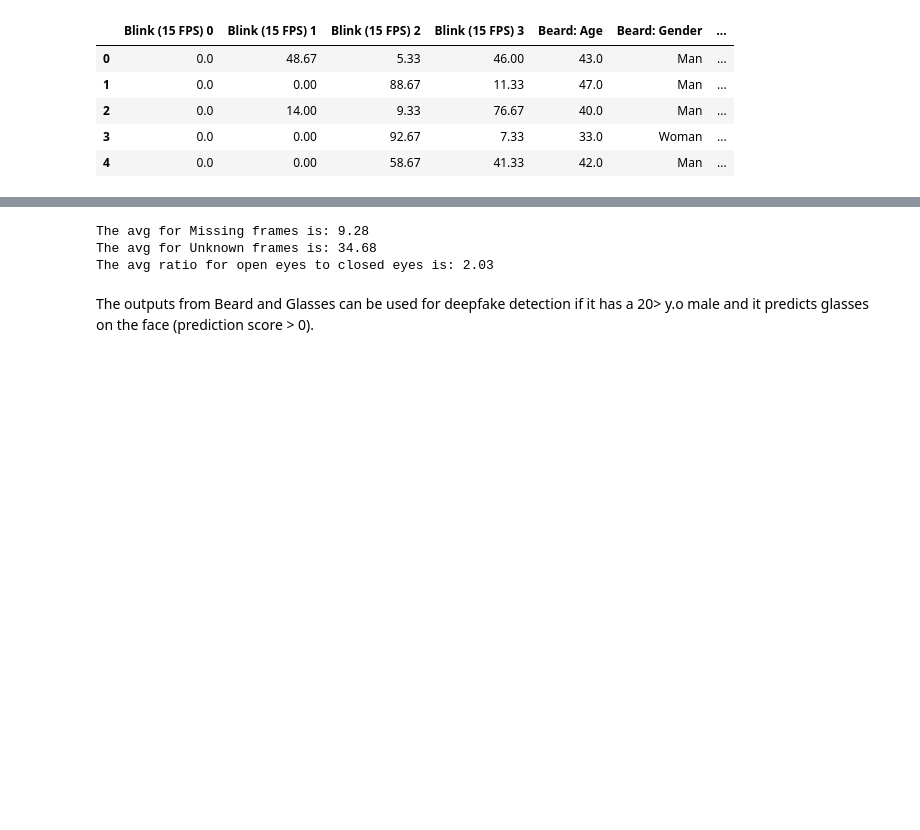
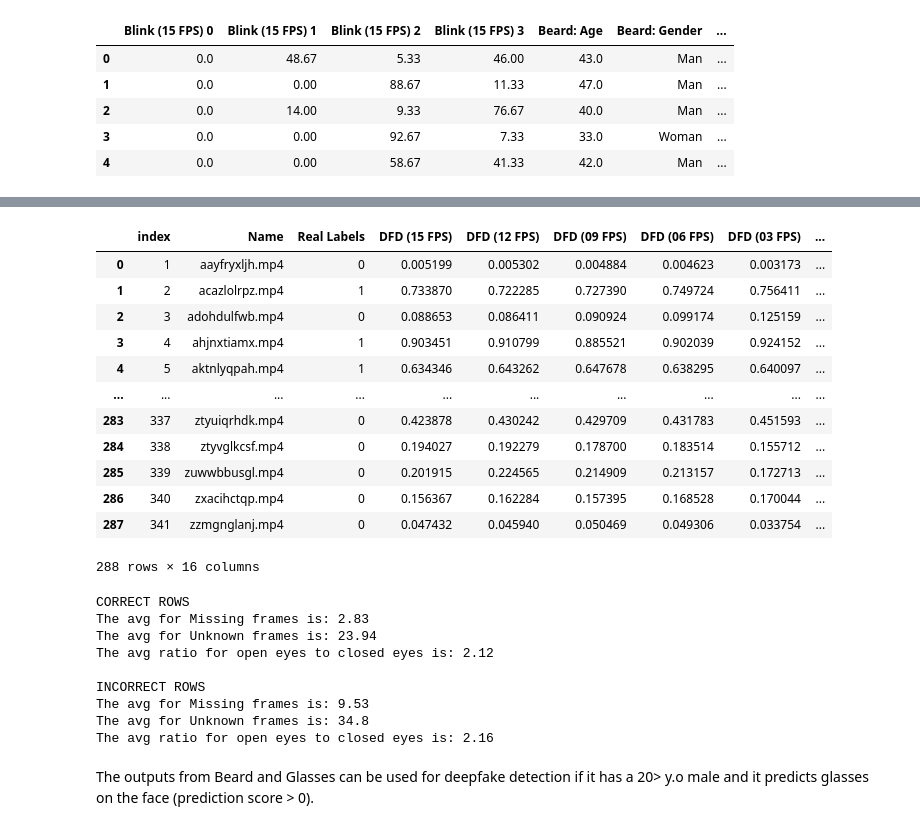
Before and after one commit to MichaelSalSail/deepfakedetection, a Jupyter notebook: testing/All_Models_Evaluation.ipynb, the cells around one changed output, grey strips where cells are left out. Saved outputs shown, nothing was run; the diff lists cells and outputs as text; code cells hidden in the pictures; blank space fills up the shorter version.

```diff
--- a/testing/All_Models_Evaluation.ipynb
+++ b/testing/All_Models_Evaluation.ipynb
@@ -373,4 +433,41 @@ Lets average the columns to obtain intervals for which we can use the other 3 mo
+# %%
+# Obtain a list of all row indices from DFD_FPS_incorrect_df
+all_inc_rows_labels=[]
+for row in DFD_FPS_incorrect_df.index:
+    all_inc_rows_labels.append(row)
+
+# Obtain the dataframe that includes all rows except those in DFD_FPS_incorrect_df
+DFD_FPS_correct_df=DFD_test_upd_df
+DFD_FPS_correct_df=DFD_FPS_correct_df.drop(all_inc_rows_labels)
+DFD_FPS_correct_df=DFD_FPS_correct_df.reset_index(drop=True)
+
+DFD_FPS_correct_df
+# %% [output]
+|  | index | Name | Real Labels | DFD (15 FPS) | DFD (12 FPS) | DFD (09 FPS) | DFD (06 FPS) | DFD (03 FPS) | ... |
+| 0 | 1 | aayfryxljh.mp4 | 0 | 0.005199 | 0.005302 | 0.004884 | 0.004623 | 0.003173 | ... |
+| 1 | 2 | acazlolrpz.mp4 | 1 | 0.733870 | 0.722285 | 0.727390 | 0.749724 | 0.756411 | ... |
+| 2 | 3 | adohdulfwb.mp4 | 0 | 0.088653 | 0.086411 | 0.090924 | 0.099174 | 0.125159 | ... |
+| 3 | 4 | ahjnxtiamx.mp4 | 1 | 0.903451 | 0.910799 | 0.885521 | 0.902039 | 0.924152 | ... |
+| 4 | 5 | aktnlyqpah.mp4 | 1 | 0.634346 | 0.643262 | 0.647678 | 0.638295 | 0.640097 | ... |
+| ... | ... | ... | ... | ... | ... | ... | ... | ... | ... |
+| 283 | 337 | ztyuiqrhdk.mp4 | 0 | 0.423878 | 0.430242 | 0.429709 | 0.431783 | 0.451593 | ... |
+| 284 | 338 | ztyvglkcsf.mp4 | 0 | 0.194027 | 0.192279 | 0.178700 | 0.183514 | 0.155712 | ... |
+| 285 | 339 | zuwwbbusgl.mp4 | 0 | 0.201915 | 0.224565 | 0.214909 | 0.213157 | 0.172713 | ... |
+| 286 | 340 | zxacihctqp.mp4 | 0 | 0.156367 | 0.162284 | 0.157395 | 0.168528 | 0.170044 | ... |
+| 287 | 341 | zzmgnglanj.mp4 | 0 | 0.047432 | 0.045940 | 0.050469 | 0.049306 | 0.033754 | ... |
+288 rows × 16 columns
 # %%
+print("CORRECT ROWS")
+avg_m=round(DFD_FPS_correct_df['Blink (15 FPS) 0'].mean(),2)
+print("The avg for Missing frames is:", avg_m)
+
+avg_u=round(DFD_FPS_correct_df['Blink (15 FPS) 1'].mean(),2)
+print("The avg for Unknown frames is:", avg_u)
+
+avg_er=round(DFD_FPS_correct_df['Blink (15 FPS) 2'].mean()/DFD_FPS_correct_df['Blink (15 FPS) 3'].mean(),2)
+print("The avg ratio for open eyes to closed eyes is:", avg_er)
+
+print("\nINCORRECT ROWS")
 avg_m=round(DFD_FPS_incorrect_df['Blink (15 FPS) 0'].mean(),2)
 print("The avg for Missing frames is:", avg_m)
 
@@ -380,9 +477,15 @@ print("The avg for Unknown frames is:", avg_u)
 avg_er=round(DFD_FPS_incorrect_df['Blink (15 FPS) 2'].mean()/DFD_FPS_incorrect_df['Blink (15 FPS) 3'].mean(),2)
 print("The avg ratio for open eyes to closed eyes is:", avg_er)
 # %% [output]
-The avg for Missing frames is: 9.28
-The avg for Unknown frames is: 34.68
-The avg ratio for open eyes to closed eyes is: 2.03
+CORRECT ROWS
+The avg for Missing frames is: 2.83
+The avg for Unknown frames is: 23.94
+The avg ratio for open eyes to closed eyes is: 2.12
+
+INCORRECT ROWS
+The avg for Missing frames is: 9.53
+The avg for Unknown frames is: 34.8
+The avg ratio for open eyes to closed eyes is: 2.16
 # %% [markdown]
 The outputs from Beard and Glasses can be used for deepfake detection if it has a 20> y.o male and it predicts glasses on the face (prediction score > 0).
 # %% [markdown]
```
Also changed, not shown: parts of 40 cells of this notebook.
